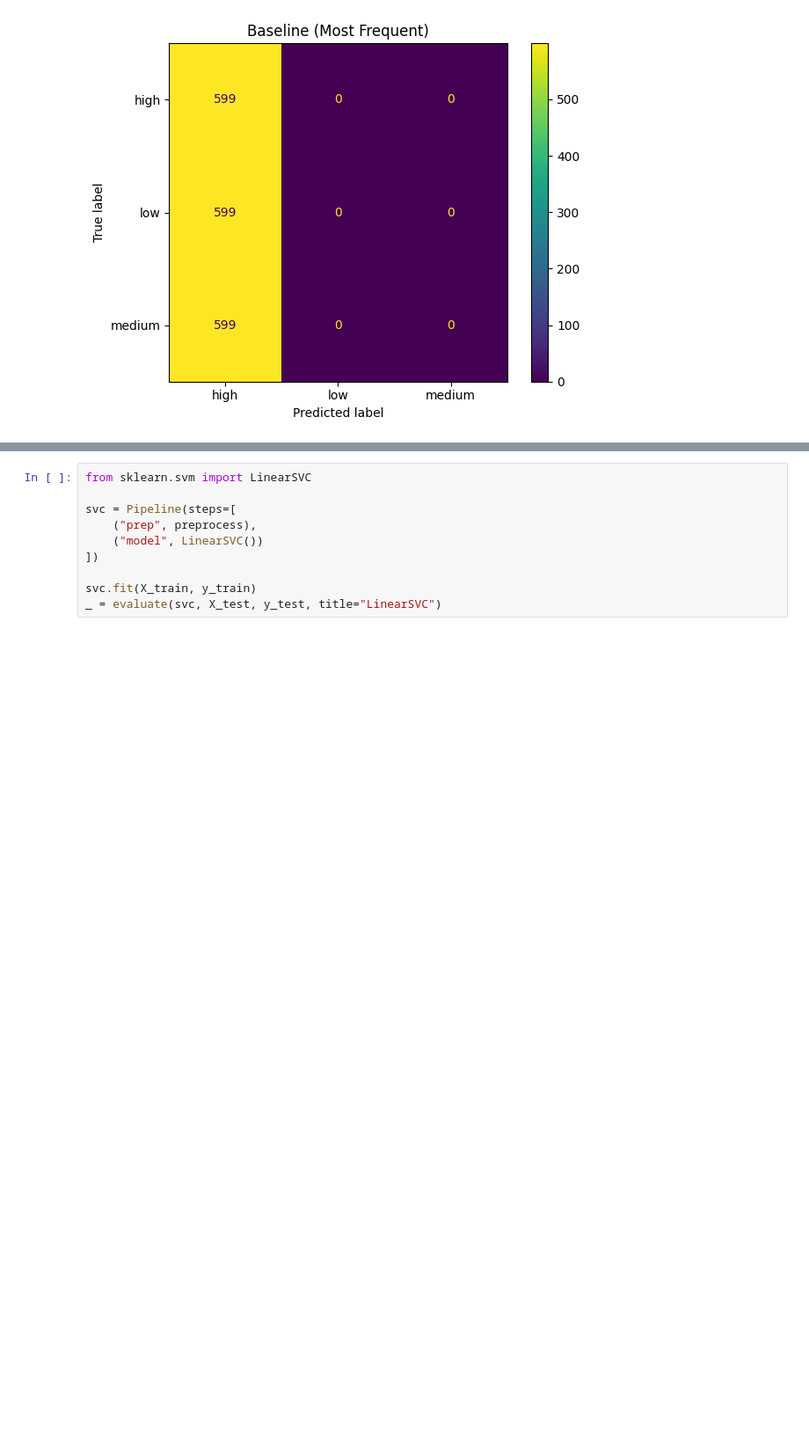
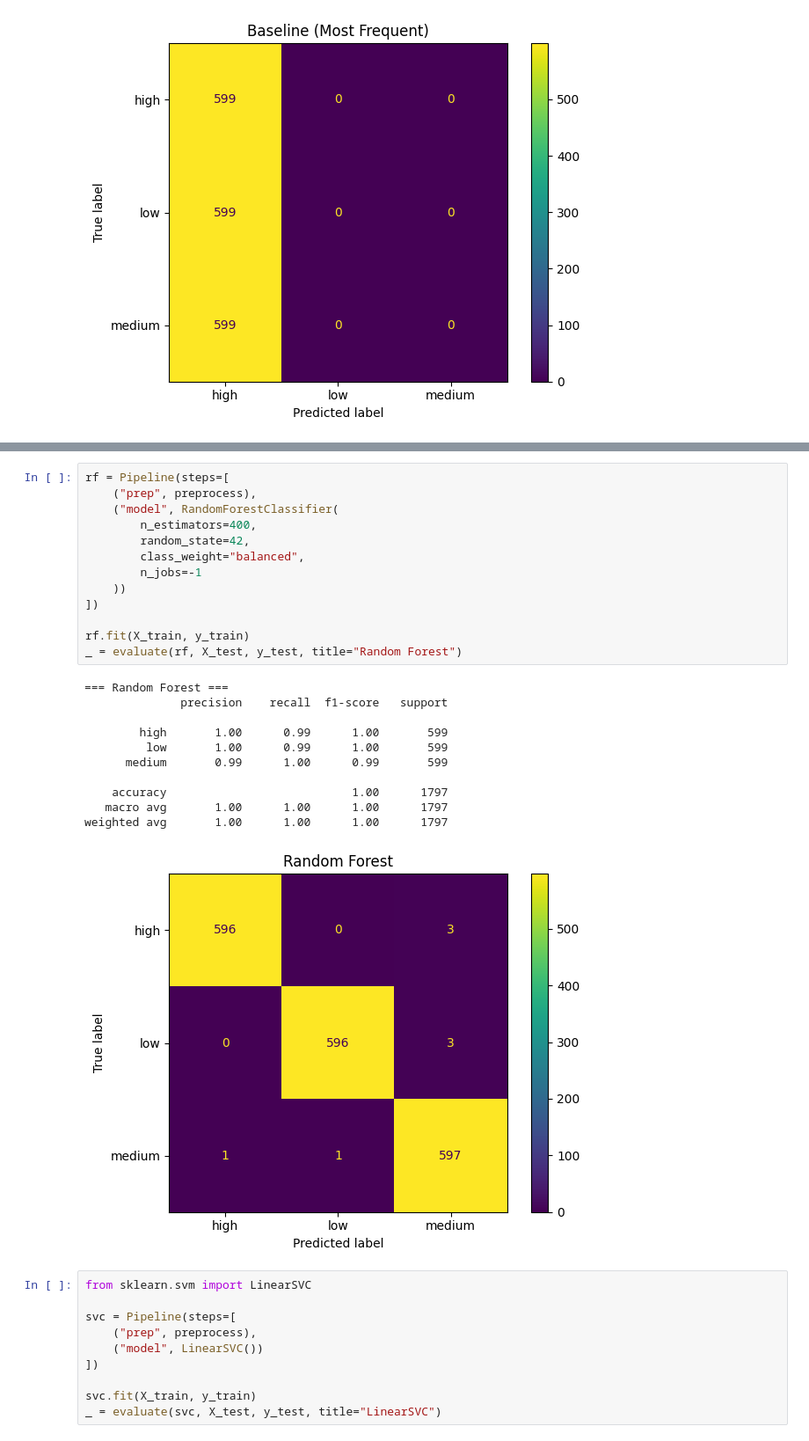
Before and after one commit to ak110701/2025-sci-prog, a Jupyter notebook: projects/ski-attendance-akalabric/notebooks/05_final_report-checkpoint.ipynb, the cells around one changed output, grey strips where cells are left out. Shown at 88% size. Saved outputs shown, nothing was run; the diff lists cells and outputs as text; blank space fills up the shorter version.

```diff
--- a/projects/ski-attendance-akalabric/notebooks/05_final_report-checkpoint.ipynb
+++ b/projects/ski-attendance-akalabric/notebooks/05_final_report-checkpoint.ipynb
@@ -230,3 +241,28 @@ weighted avg       0.11      0.33      0.17      1797
+# %%
+rf = Pipeline(steps=[
+    ("prep", preprocess),
+    ("model", RandomForestClassifier(
+        n_estimators=400,
+        random_state=42,
+        class_weight="balanced",
+        n_jobs=-1
+    ))
+])
+
+rf.fit(X_train, y_train)
+_ = evaluate(rf, X_test, y_test, title="Random Forest")
+# %% [output]
+=== Random Forest ===
+              precision    recall  f1-score   support
+
+        high       1.00      0.99      1.00       599
+         low       1.00      0.99      1.00       599
+      medium       0.99      1.00      0.99       599
+
+    accuracy                           1.00      1797
+   macro avg       1.00      1.00      1.00      1797
+weighted avg       1.00      1.00      1.00      1797
+[figure, added]
 # %%
 from sklearn.svm import LinearSVC
 
```
Also changed, not shown: parts of 6 cells of this notebook, 6 other files.
